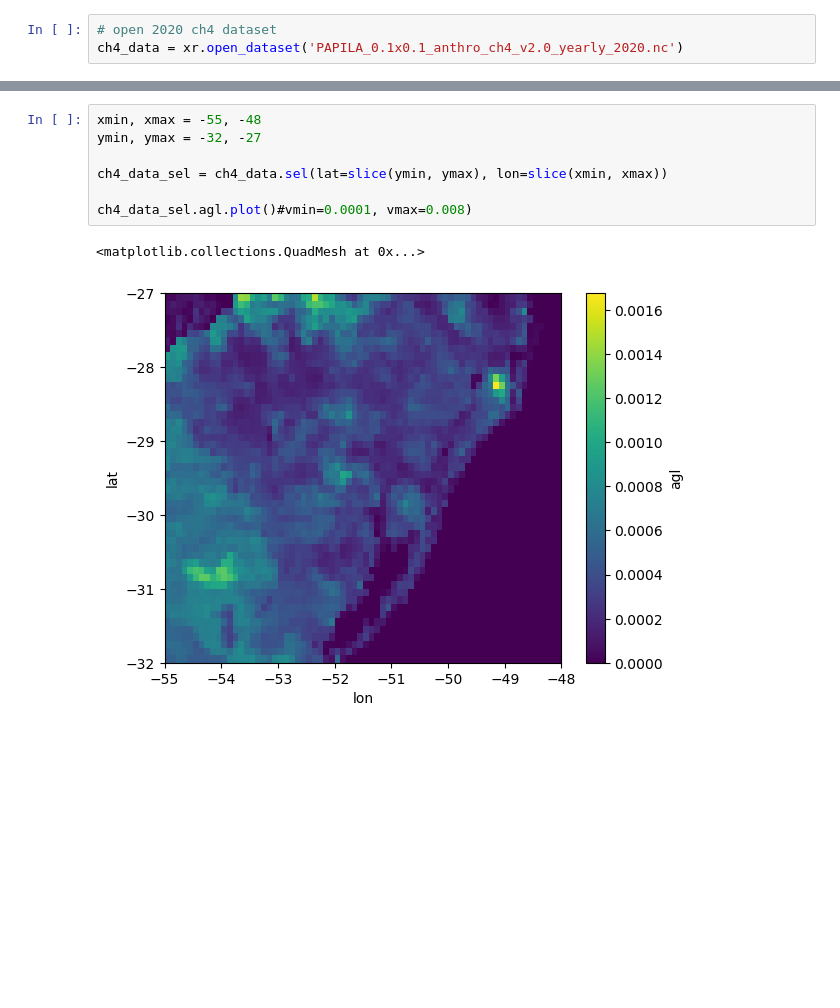
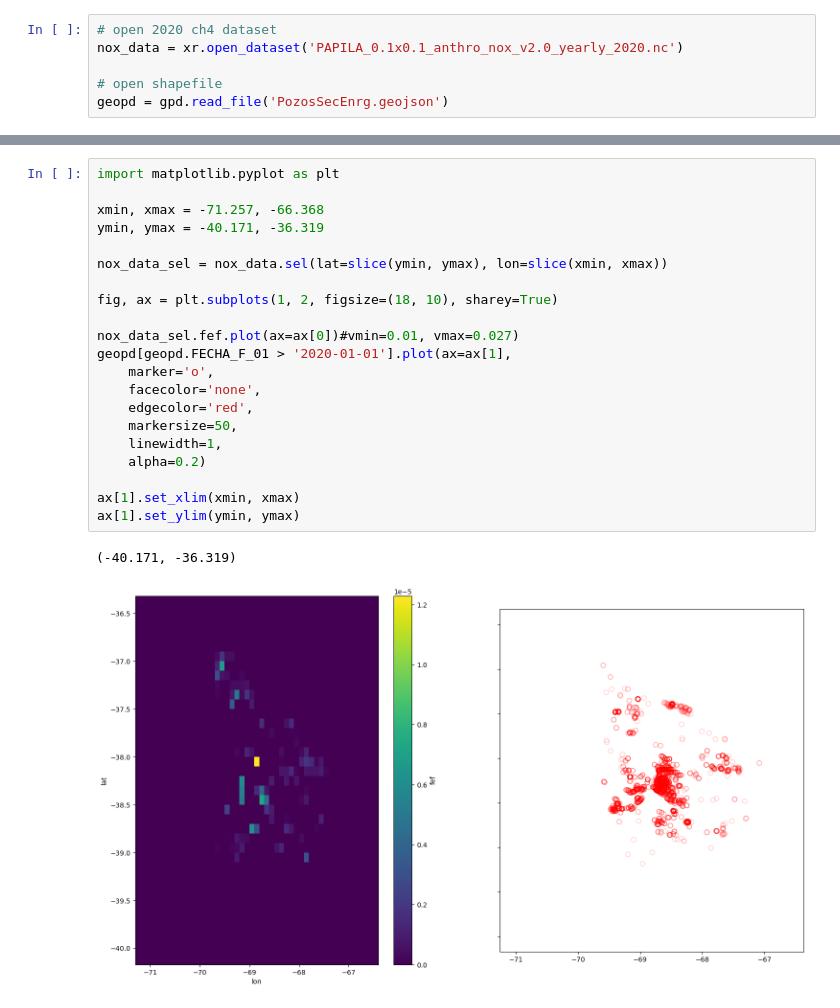
Before and after one commit to francobarrionuevoenv21/MAIE_devs_pub, a Jupyter notebook: CHIMEREtests/PAPILA/papila_test_ch4.ipynb, the cells around one changed output, grey strips where cells are left out. Saved outputs shown, nothing was run; the diff lists cells and outputs as text; blank space fills up the shorter version.

```diff
--- a/CHIMEREtests/PAPILA/papila_test_ch4.ipynb
+++ b/CHIMEREtests/PAPILA/papila_test_ch4.ipynb
@@ -4,5 +5,8 @@ import xarray as xr
 # %%
 # open 2020 ch4 dataset
-ch4_data = xr.open_dataset('PAPILA_0.1x0.1_anthro_ch4_v2.0_yearly_2020.nc')
+nox_data = xr.open_dataset('PAPILA_0.1x0.1_anthro_nox_v2.0_yearly_2020.nc')
+
+# open shapefile
+geopd = gpd.read_file('PozosSecEnrg.geojson')
 # %%
 # visualize dataset
@@ -28,10 +54,24 @@ Data variables: (12/14)
 # %%
-xmin, xmax = -55, -48
-ymin, ymax = -32, -27
+import matplotlib.pyplot as plt
 
-ch4_data_sel = ch4_data.sel(lat=slice(ymin, ymax), lon=slice(xmin, xmax))
+xmin, xmax = -71.257, -66.368
+ymin, ymax = -40.171, -36.319
 
-ch4_data_sel.agl.plot()#vmin=0.0001, vmax=0.008)
+nox_data_sel = nox_data.sel(lat=slice(ymin, ymax), lon=slice(xmin, xmax))
+
+fig, ax = plt.subplots(1, 2, figsize=(18, 10), sharey=True)
+
+nox_data_sel.fef.plot(ax=ax[0])#vmin=0.01, vmax=0.027)
+geopd[geopd.FECHA_F_01 > '2020-01-01'].plot(ax=ax[1],
+    marker='o',
+    facecolor='none',
+    edgecolor='red',
+    markersize=50,
+    linewidth=1,
+    alpha=0.2)
+
+ax[1].set_xlim(xmin, xmax)
+ax[1].set_ylim(ymin, ymax)
 # %% [output]
-<matplotlib.collections.QuadMesh at 0x...>
+(-40.171, -36.319)
-[figure, old version]
+[figure, new version]
```
Also changed, not shown: parts of 4 cells of this notebook, 6 other files.
